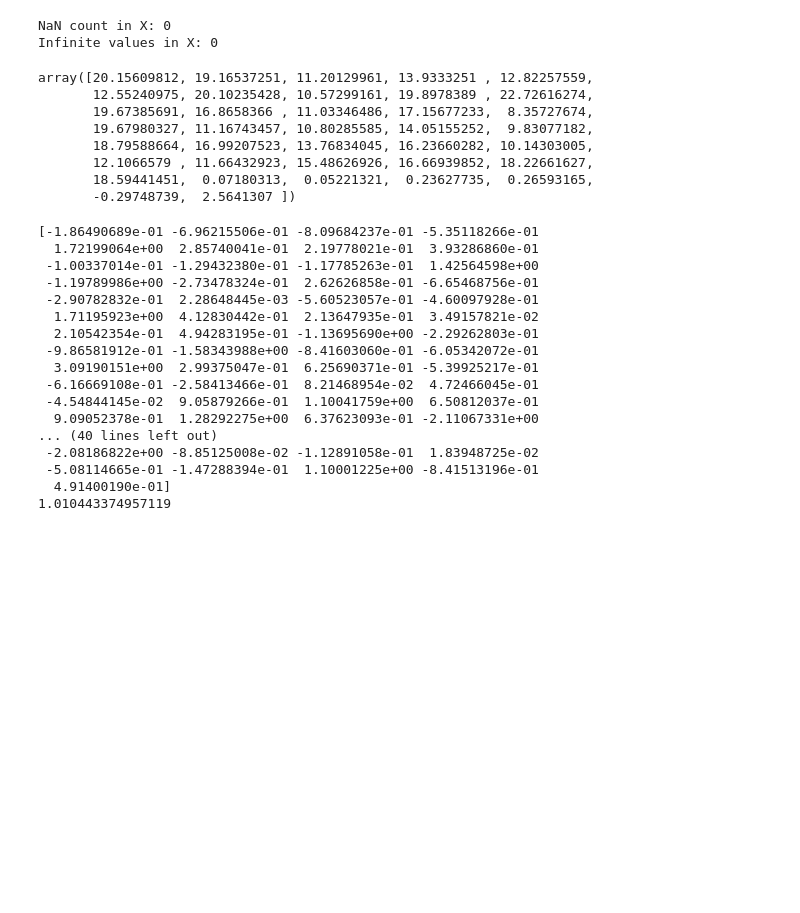
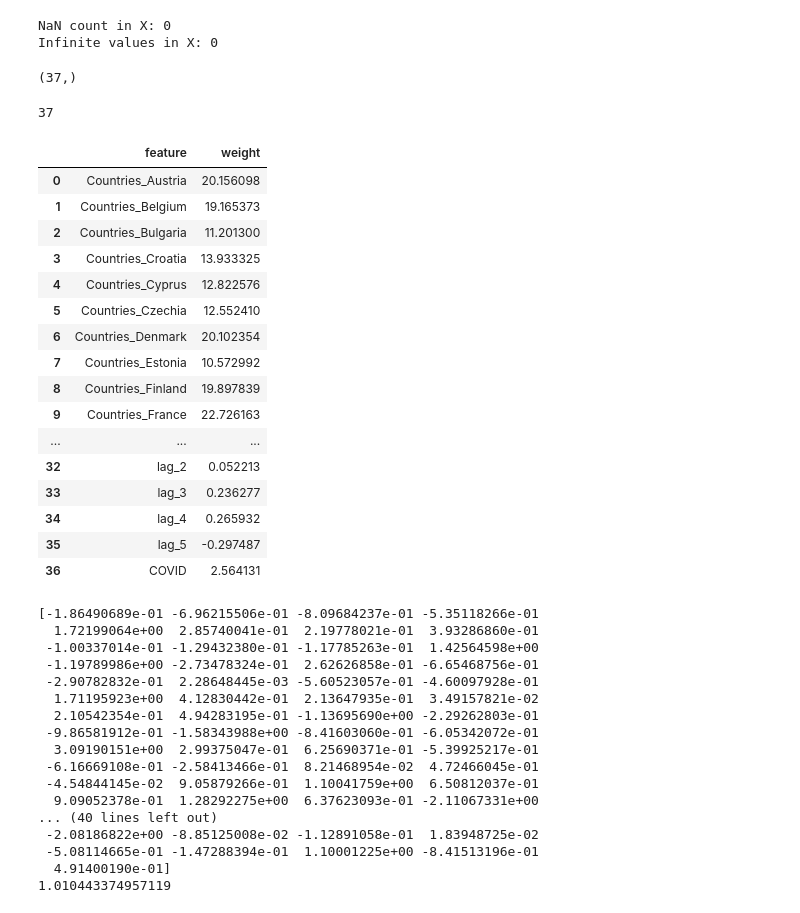
Before and after one commit to eliannemejia/OpenPort, a Jupyter notebook: datasets/raw-datasets/social_API.ipynb, the cells around one changed output. Drawn from its saved outputs; the diff is of its cells as text; code cells hidden in the pictures; blank space fills up the shorter version.

```diff
--- a/datasets/raw-datasets/social_API.ipynb
+++ b/datasets/raw-datasets/social_API.ipynb
@@ -230,15 +232,36 @@ Infinite values in X: 0
 XtXinv = np.linalg.inv(np.matmul(X.T, X))
 m = np.matmul(XtXinv, np.matmul(X.T, y))
 m
+m.shape
 # %% [output]
-array([20.15609812, 19.16537251, 11.20129961, 13.9333251 , 12.82257559,
-       12.55240975, 20.10235428, 10.57299161, 19.8978389 , 22.72616274,
-       19.67385691, 16.8658366 , 11.03346486, 17.15677233,  8.35727674,
-       19.67980327, 11.16743457, 10.80285585, 14.05155252,  9.83077182,
-       18.79588664, 16.99207523, 13.76834045, 16.23660282, 10.14303005,
-       12.1066579 , 11.66432923, 15.48626926, 16.66939852, 18.22661627,
-       18.59441451,  0.07180313,  0.05221321,  0.23627735,  0.26593165,
-       -0.29748739,  2.5641307 ])
+(37,)
+# %%
+column_names = X_combined.columns.tolist()
+print(len(column_names))
+# %% [output]
+37
+# %%
+df = pd.DataFrame({"feature": column_names, "weight": m})
+display(df)
+df.to_csv("weights.csv", index=False)
+# %% [output]
+|  | feature | weight |
+| 0 | Countries_Austria | 20.156098 |
+| 1 | Countries_Belgium | 19.165373 |
+| 2 | Countries_Bulgaria | 11.201300 |
+| 3 | Countries_Croatia | 13.933325 |
+| 4 | Countries_Cyprus | 12.822576 |
+| 5 | Countries_Czechia | 12.552410 |
+| 6 | Countries_Denmark | 20.102354 |
+| 7 | Countries_Estonia | 10.572992 |
+| 8 | Countries_Finland | 19.897839 |
+| 9 | Countries_France | 22.726163 |
+| ... | ... | ... |
+| 32 | lag_2 | 0.052213 |
+| 33 | lag_3 | 0.236277 |
+| 34 | lag_4 | 0.265932 |
+| 35 | lag_5 | -0.297487 |
+| 36 | COVID | 2.564131 |
 # %%
 res = y - np.matmul(X, m)
 print(res)
```
Also changed, not shown: parts of 2 cells of this notebook, 3 other files.
